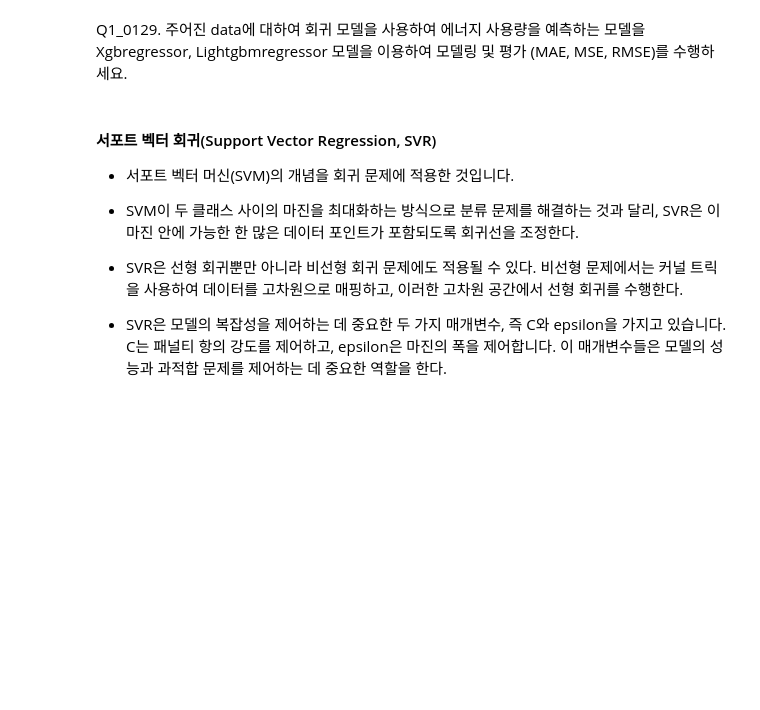
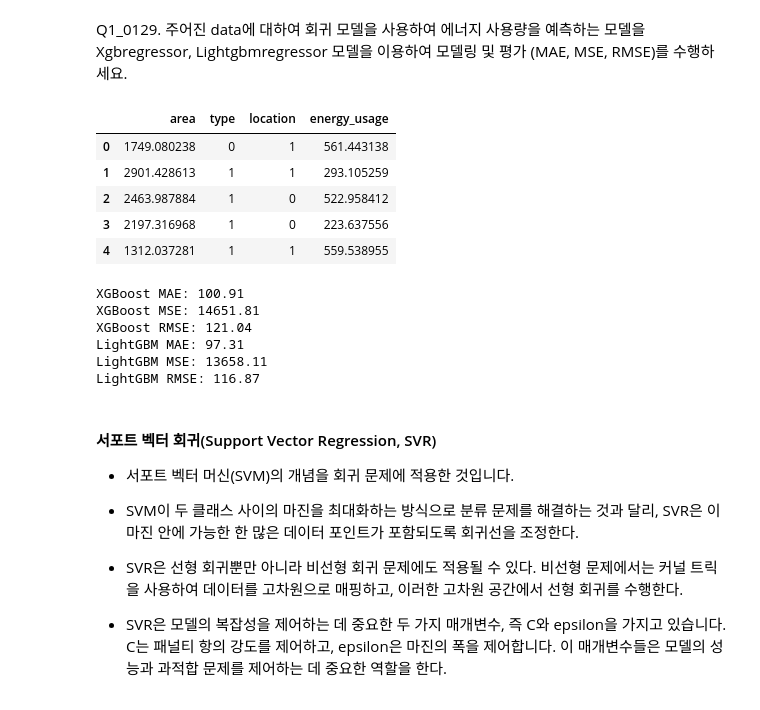
Before and after one commit to CrayonHanChan/kita_231026, a Jupyter notebook: m5_ml/m5_머신러닝_회귀.ipynb, the cells around one changed output. Cells and saved outputs as stored; diff of their text form; code cells hidden in the pictures; blank space fills up the shorter version.

```diff
--- a/m5_ml/m5_머신러닝_회귀.ipynb
+++ b/m5_ml/m5_머신러닝_회귀.ipynb
@@ -1038,14 +1043,74 @@ Q1_0129. 주어진 data에 대하여 회귀 모델을 사용하여 에너지 사
 # %%
+import numpy as np
+import pandas as pd
+from sklearn.model_selection import train_test_split
+from sklearn.metrics import mean_squared_error, mean_absolute_error
+from xgboost import XGBRegressor
+from lightgbm import LGBMRegressor
+
 # 가상의 데이터 생성
 np.random.seed(42)
 data_size = 1000
 data = {
     'area': np.random.uniform(1000, 3000, data_size),
     'type': np.random.randint(0, 2, data_size),
     'location': np.random.randint(0, 3, data_size),
     'energy_usage': np.random.uniform(200, 600, data_size)  # kWh
 }
 df = pd.DataFrame(data)
+df.head()
+# %% [output]
+|  | area | type | location | energy_usage |
+| 0 | 1749.080238 | 0 | 1 | 561.443138 |
+| 1 | 2901.428613 | 1 | 1 | 293.105259 |
+| 2 | 2463.987884 | 1 | 0 | 522.958412 |
+| 3 | 2197.316968 | 1 | 0 | 223.637556 |
+| 4 | 1312.037281 | 1 | 1 | 559.538955 |
+# %%
+# 이제, 데이터 분리! - 종속변수, 독립변수
+X = df[['area', 'type', 'location']]
+y = df['energy_usage']
+
+# 데이터 분할
+X_train, X_test, y_train, y_test = train_test_split(X, y, test_size=0.2, random_state=42)
+
+# XGBoost 모델 훈련
+# objective 매개변수는 모델이 최소화하려는 손실함수나 최적화할 목표
+# xgb_regressor = XGBRegressor(n_estimators=100, learning_rate=0.1, random_state=42)
+# 원래 목적함수가 디폴트로 들어가 있음. objective='reg:squarederror'
+xgb_regressor = XGBRegressor(objective='reg:squarederror', n_estimators=100, learning_rate=0.1, random_state=42)
+xgb_regressor.fit(X_train, y_train)
+
+# LightGMB 모델 훈련
+# lgbm_regressor = LGMBRgressor(n_estimators=100, learning_rate=0.1, random_state=42, verbose=-1)
+lgbm_regressor = LGBMRegressor(objective='regression', n_estimators=100, learning_rate=0.1, random_state=42, verbose=-1)
+lgbm_regressor.fit(X_train, y_train)
+
+# 예측 및 평가
+y_pred_xgb = xgb_regressor.predict(X_test)
+mae_xgb = mean_absolute_error(y_test, y_pred_xgb)
+mse_xgb = mean_squared_error(y_test, y_pred_xgb)
+rmse_xgb = np.sqrt(mean_squared_error(y_test, y_pred_xgb))
+
+print(f'XGBoost MAE: {mae_xgb:.2f}')
+print(f'XGBoost MSE: {mse_xgb:.2f}')
+print(f'XGBoost RMSE: {rmse_xgb:.2f}')
+
+y_pred_lgbm = lgbm_regressor.predict(X_test)
+mae_lgbm = mean_absolute_error(y_test, y_pred_lgbm)
+mse_lgbm = mean_squared_error(y_test, y_pred_lgbm)
+rmse_lgbm = np.sqrt(mean_squared_error(y_test, y_pred_lgbm))
+
+print(f'LightGBM MAE: {mae_lgbm:.2f}')
+print(f'LightGBM MSE: {mse_lgbm:.2f}')
+print(f'LightGBM RMSE: {rmse_lgbm:.2f}')
+# %% [output]
+XGBoost MAE: 100.91
+XGBoost MSE: 14651.81
+XGBoost RMSE: 121.04
+LightGBM MAE: 97.31
+LightGBM MSE: 13658.11
+LightGBM RMSE: 116.87
 # %% [markdown]
 #### 서포트 벡터 회귀(Support Vector Regression, SVR)
 - 서포트 벡터 머신(SVM)의 개념을 회귀 문제에 적용한 것입니다.
```
Also changed, not shown: parts of 1 cell of this notebook, 14 other files.
